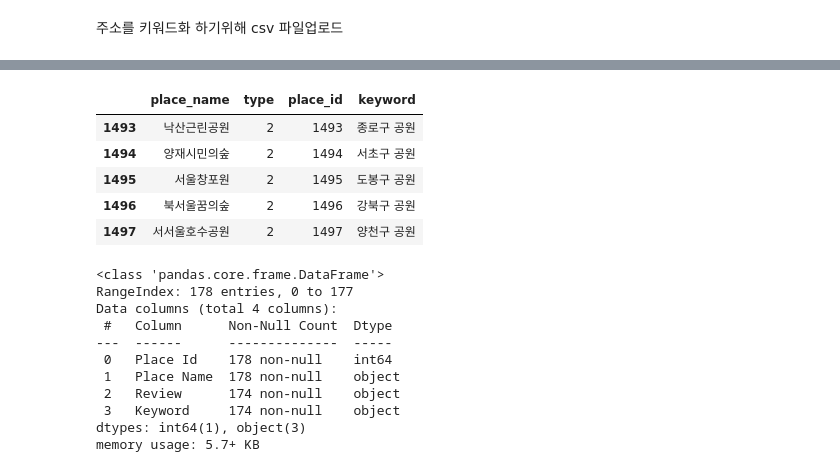
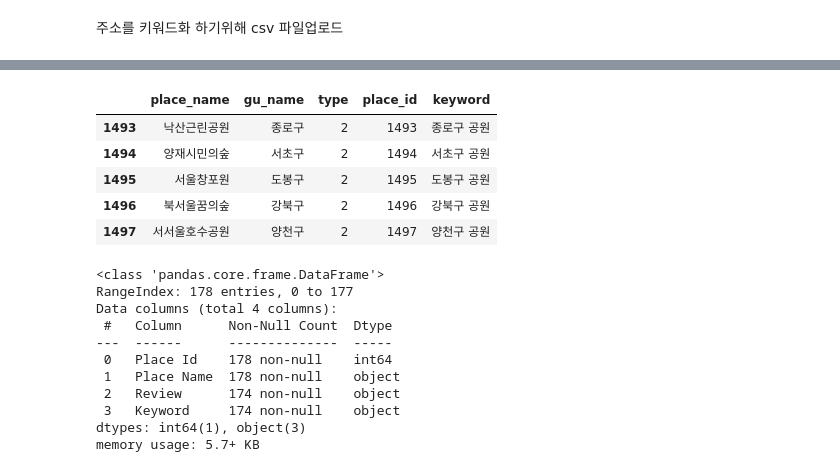
Before and after one commit to hscrown/madatpublicdata, a Jupyter notebook: 추천시스템을_위한_DB_설계.ipynb, the cells around one changed output, grey strips where cells are left out. Drawn from its saved outputs; the diff is of its cells as text; code cells hidden in the pictures.

```diff
--- a/추천시스템을_위한_DB_설계.ipynb
+++ b/추천시스템을_위한_DB_설계.ipynb
@@ -223,16 +230,16 @@ df_address['keyword'] = df_address['gu_name'] + ' ' + df_address['type2']
 df_address['type'] = df_address['type'].map({'lib':0, 'muse':1, 'par':2})
 # %%
 df_address.tail()
-# gu_name, type2 컬럼 삭제
-df_address.drop(['gu_name', 'type2'], axis=1, inplace=True)
+# type2 컬럼 삭제
+df_address.drop(['type2'], axis=1, inplace=True)
 df_address.tail()
 # %% [output]
-|  | place_name | type | place_id | keyword |
-| 1493 | 낙산근린공원 | 2 | 1493 | 종로구 공원 |
-| 1494 | 양재시민의숲 | 2 | 1494 | 서초구 공원 |
-| 1495 | 서울창포원 | 2 | 1495 | 도봉구 공원 |
-| 1496 | 북서울꿈의숲 | 2 | 1496 | 강북구 공원 |
-| 1497 | 서서울호수공원 | 2 | 1497 | 양천구 공원 |
+|  | place_name | gu_name | type | place_id | keyword |
+| 1493 | 낙산근린공원 | 종로구 | 2 | 1493 | 종로구 공원 |
+| 1494 | 양재시민의숲 | 서초구 | 2 | 1494 | 서초구 공원 |
+| 1495 | 서울창포원 | 도봉구 | 2 | 1495 | 도봉구 공원 |
+| 1496 | 북서울꿈의숲 | 강북구 | 2 | 1496 | 강북구 공원 |
+| 1497 | 서서울호수공원 | 양천구 | 2 | 1497 | 양천구 공원 |
 # %%
 placeTable.info()
 # %% [output]
```
Also changed, not shown: parts of 15 cells of this notebook.
